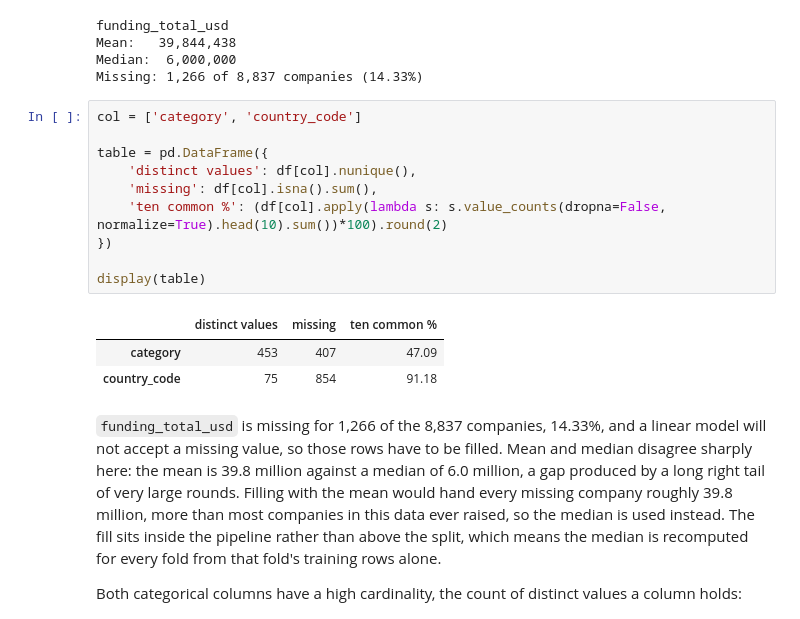
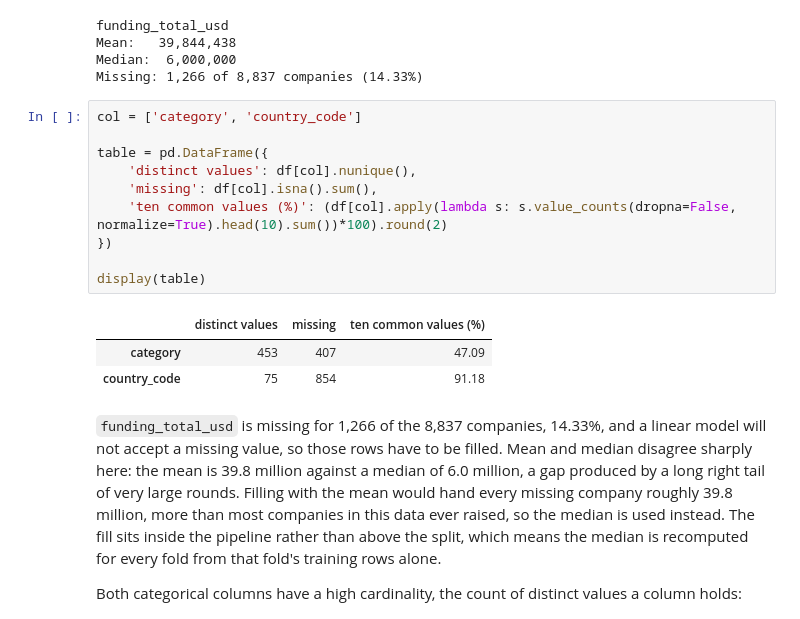
Before and after one commit to toextoe/pipeline_drill, a Jupyter notebook: pipeline_drill.ipynb, the cells around one changed output. Cells and saved outputs as stored; diff of their text form.

```diff
--- a/pipeline_drill.ipynb
+++ b/pipeline_drill.ipynb
@@ -254,15 +261,15 @@ Missing: 1,266 of 8,837 companies (14.33%)
 # %%
 col = ['category', 'country_code']
 
 table = pd.DataFrame({
     'distinct values': df[col].nunique(),
     'missing': df[col].isna().sum(),
-    'ten common %': (df[col].apply(lambda s: s.value_counts(dropna=False, normalize=True).head(10).sum())*100).round(2)
+    'ten common values (%)': (df[col].apply(lambda s: s.value_counts(dropna=False, normalize=True).head(10).sum())*100).round(2)
 })
 
 display(table)
 # %% [output]
-|  | distinct values | missing | ten common % |
+|  | distinct values | missing | ten common values (%) |
 | category | 453 | 407 | 47.09 |
 | country_code | 75 | 854 | 91.18 |
 # %% [markdown]
```
Also changed, not shown: parts of 6 cells of this notebook.
